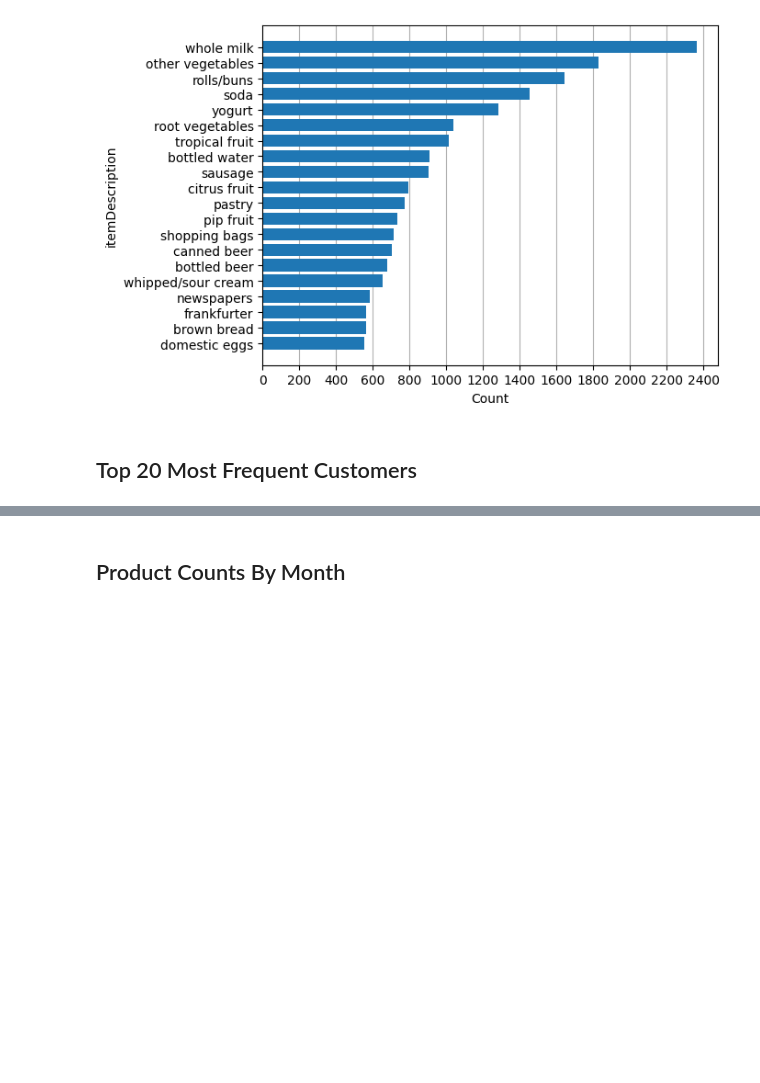
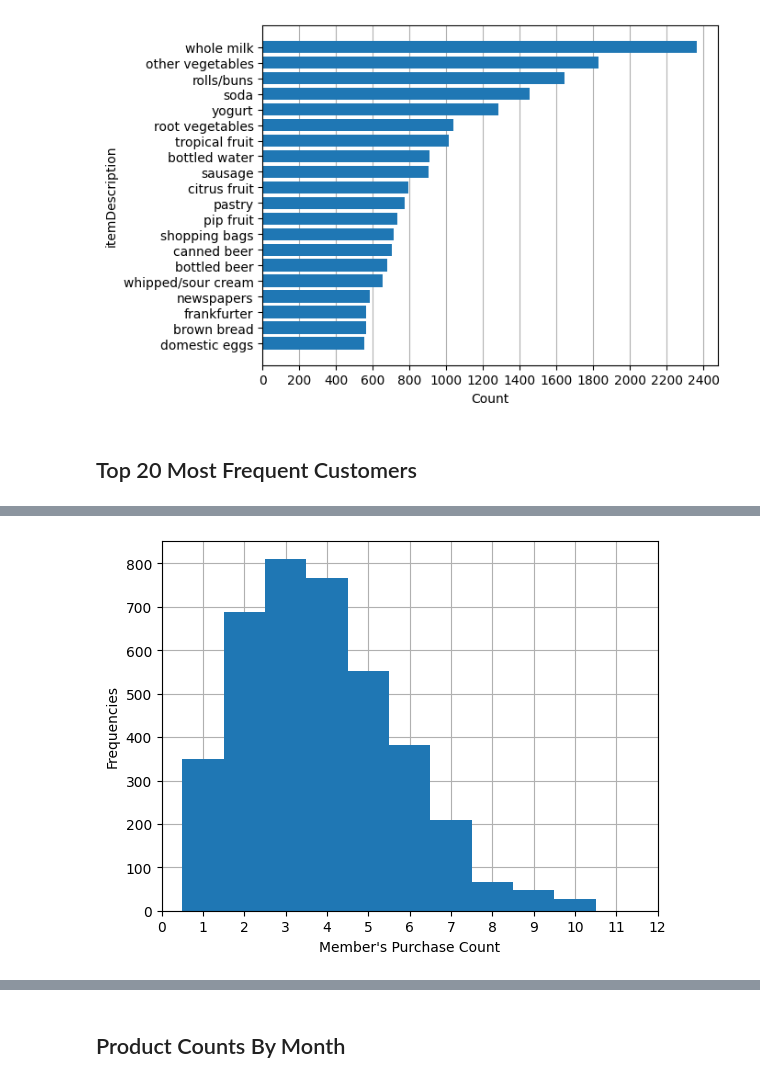
Before and after one commit to Ngoc-Cac/DataMining-Group2, a Jupyter notebook: Code/general_analysis.ipynb, the cells around one changed output, grey strips where cells are left out. Drawn from its saved outputs; the diff is of its cells as text; code cells hidden in the pictures; blank space fills up the shorter version.

```diff
--- a/Code/general_analysis.ipynb
+++ b/Code/general_analysis.ipynb
@@ -157,0 +120,10 @@ horizontal_bar(members_count.iloc[:top], plt.gca())
+# %%
+ax = plt.gca()
+ax.hist(members_count, align='left', zorder=2)
+ax.set_xticks(range(13))
+ax.set_xlabel("Member's Purchase Count")
+ax.set_ylabel('Frequencies')
+ax.grid(zorder=1)
+plt.show()
+# %% [output]
+[figure, added]
```
Also changed, not shown: parts of 10 cells of this notebook, 1 other file.
